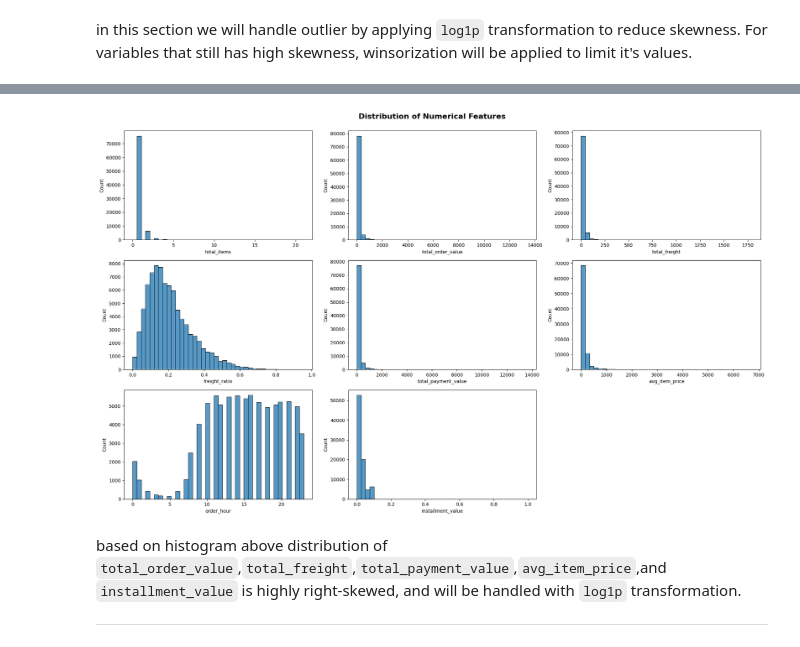
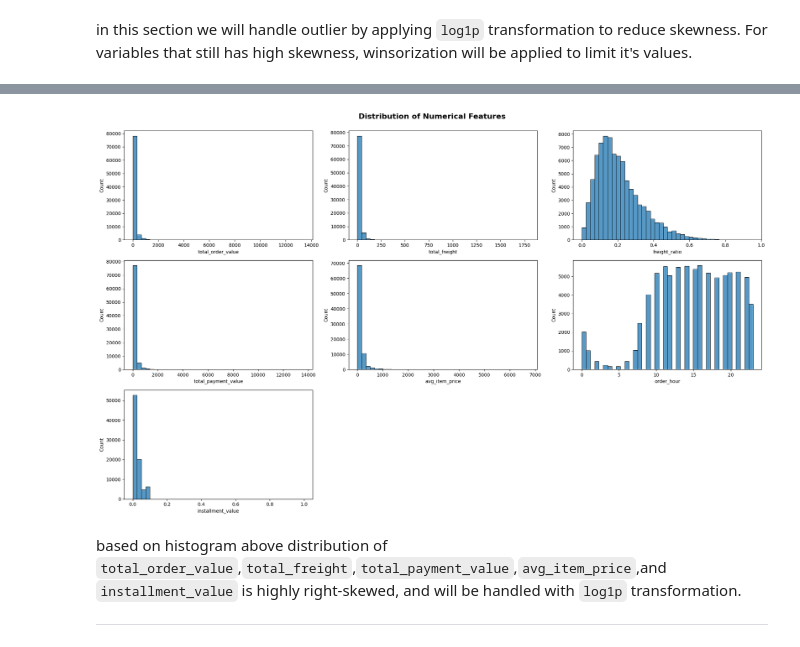
Before and after one commit to FTDS-assignment-bay/p2-final-project-ftds-051-rmt-group-001, a Jupyter notebook: Predict/DS_Model_fix.ipynb, the cells around one changed output, grey strips where cells are left out. Cells and saved outputs as stored; diff of their text form; code cells hidden in the pictures.

Commit message:
Done: Update reasoning total items

```diff
--- a/Predict/DS_Model_fix.ipynb
+++ b/Predict/DS_Model_fix.ipynb
@@ -488,7 +488,7 @@ memory usage: 11.5+ MB
 # %%
 cat_col = ['payment_type','customer_state','installment_bin','is_weekend']
 num_col = ['total_items','total_order_value','total_freight','freight_ratio'
-           ,'total_payment_value','avg_item_price','order_hour']
+           ,'total_payment_value','avg_item_price','order_hour','installment_value']
 # %% [markdown]
 ---
 ## iv.8. Train-Test Split
@@ -532,32 +578,34 @@ Based on the summary above, for `total_items` values contain a single item while
 # %%
+num_col.remove('total_items')
+
 fig, axes = plt.subplots(nrows = 3, ncols = 3, figsize = (20, 12)) # create 2x3 subplots
 
 # initial value for axes
 nrow = 0
 ncol = 0
 
 for col in num_col:
 
     # set axes
     ax = axes[nrow, ncol]
 
     sns.histplot(X_train_log[col], bins = 40, ax = ax)
     ax.set_xlabel(col)
 
     ncol += 1
     if ncol == 3:
         ncol = 0 # reset to 0
         nrow += 1 # next row
 
 # turned off unused axis
 axes[2, 2].axis('off')
 axes[2, 1].axis('off')
 
 fig.suptitle('Distribution of Numerical Features', fontsize = 16, fontweight = 'bold', y = 1)
 plt.tight_layout()
 plt.show()
 # %% [output]
-[figure, old version]
+[figure, new version]
 # %% [markdown]
 based on histogram above distribution of `total_order_value`,`total_freight`,`total_payment_value`,`avg_item_price`,and `installment_value` is highly right-skewed, and will be handled with `log1p` transformation.
 
```
Also changed, not shown: parts of 12 cells of this notebook.
